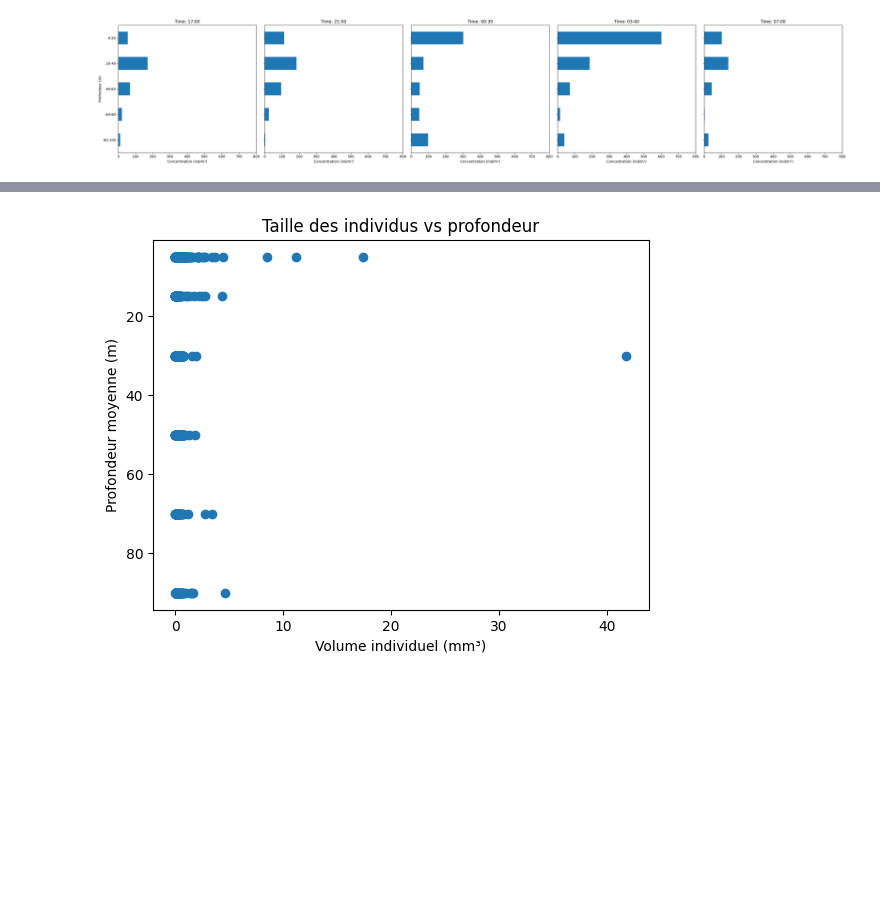
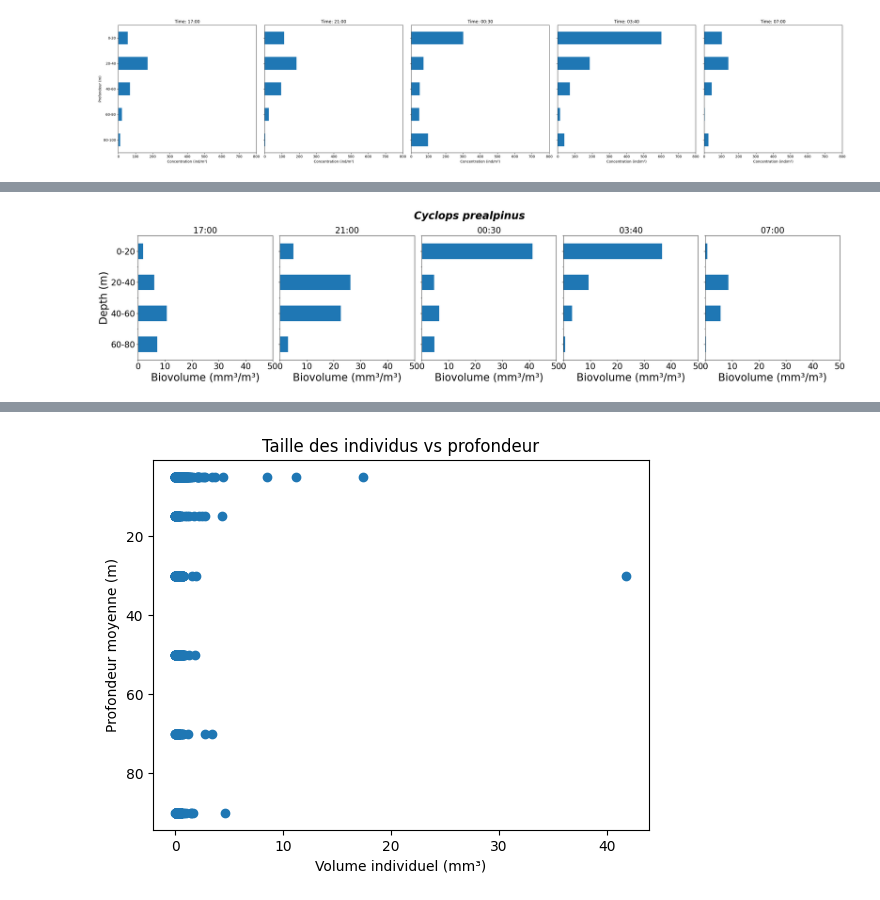
Before and after one commit to JerKeller/MP-Ecotaxa, a Jupyter notebook: DVM_mai.ipynb, the cells around one changed output, grey strips where cells are left out. Saved outputs shown, nothing was run; the diff lists cells and outputs as text; code cells hidden in the pictures; blank space fills up the shorter version.

```diff
--- a/DVM_mai.ipynb
+++ b/DVM_mai.ipynb
@@ -303,0 +326,39 @@ AttributeError: ignored
+# %%
+import matplotlib.pyplot as plt
+
+# Filtrez les données pour ne garder que l'espèce Cyclops prealpinus
+species = 'Cyclops prealpinus'
+filtered_profiles = [profile[profile['Taxa'] == species] for profile in profiles]
+
+
+def calculate_biovolume(profile):
+    profile = profile.copy()  # Créer une copie pour éviter l'avertissement
+    profile['Avg_depth'] = (profile['Min_depth'] + profile['Max_depth']) / 2
+    profile['Depth_group'] = pd.cut(profile['Avg_depth'], bins=np.arange(0, 100, 20), right=False)
+    biovolume = profile.groupby('Depth_group')['V_mm3'].sum()
+    return biovolume
+
+
+biovolumes = [calculate_biovolume(profile) for profile in filtered_profiles]
+
+# Créez des bar plots horizontaux pour afficher ces concentrations en fonction de la profondeur
+fig, axes = plt.subplots(1, 5, figsize=(25, 6), sharey=True)
+axes = axes.flatten()
+
+for idx, (hour, biovolume) in enumerate(zip(hours, biovolumes)):
+    ax = axes[idx]
+    biovolume.plot(kind='barh', ax=ax)
+    ax.set_title(f'{hour}', fontsize=20)
+    ax.set_yticklabels([f"{intvl.left}-{intvl.right}" for intvl in biovolume.index], fontsize=20)
+    ax.set_ylabel('Depth (m)', fontsize=25)
+    ax.set_xlabel('Biovolume (mm³/m³)', fontsize=25)
+    ax.set_ylim(-0.5, 3.5)
+    ax.set_xlim(0, 50)  # Fixer les limites de l'axe des x de 0 à 1200
+    ax.tick_params(axis='x', labelsize=20)
+    axes[idx].invert_yaxis()
+    plt.suptitle('Cyclops prealpinus', fontsize=25, fontstyle='italic',fontweight='bold')
+
+plt.tight_layout()
+plt.show()
+# %% [output]
+[figure, added]
```
Also changed, not shown: parts of 16 cells of this notebook.
